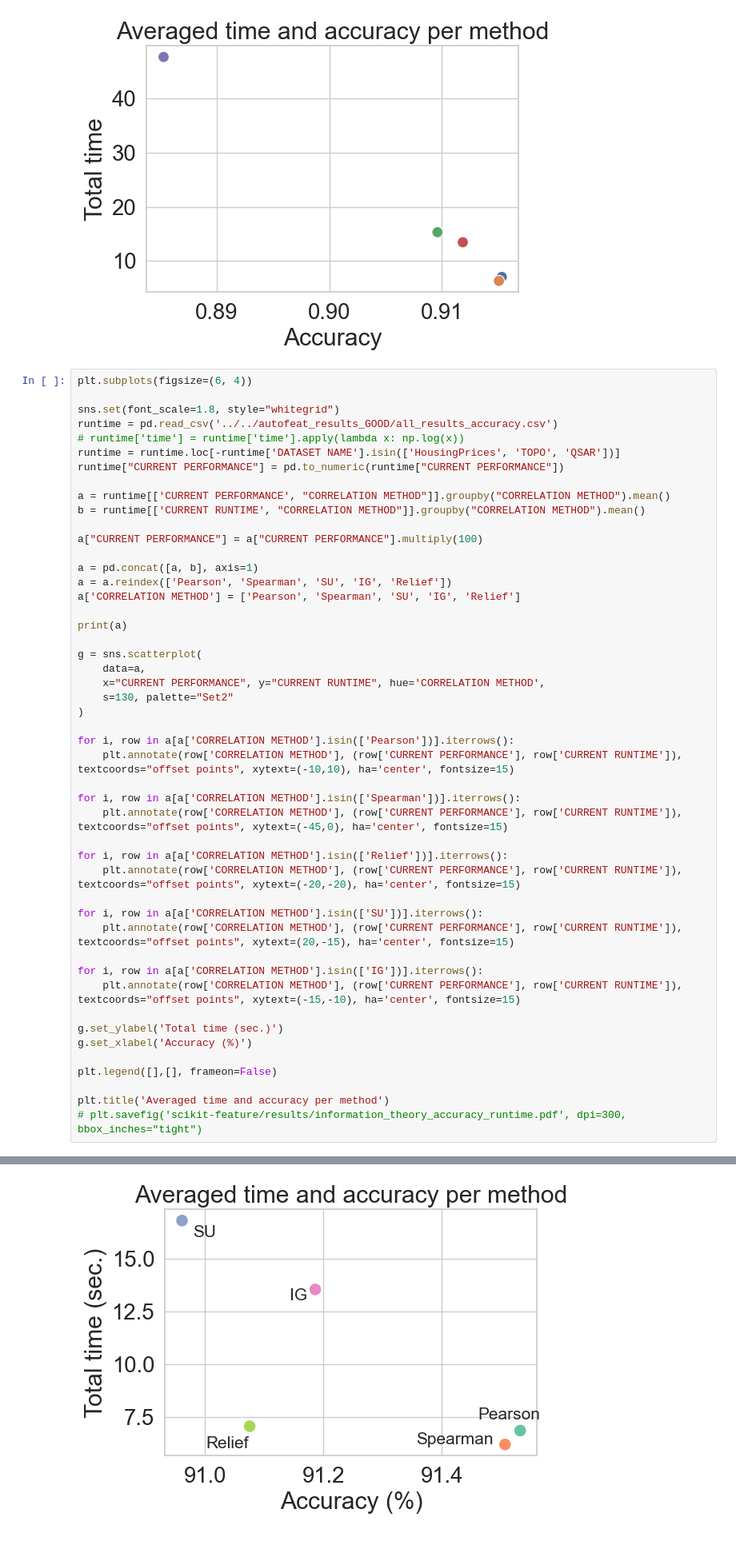
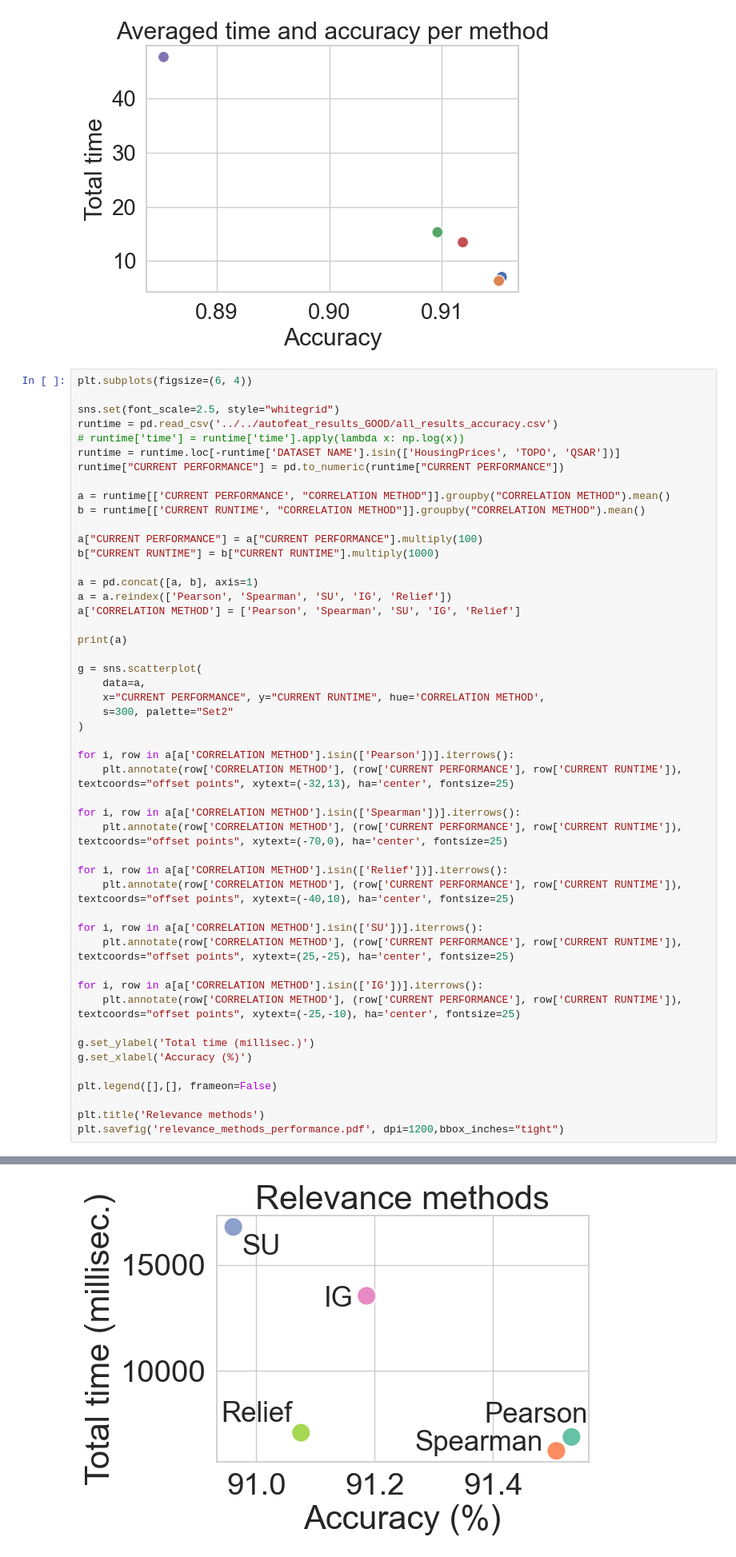
Before and after one commit to delftdata/bsc_research_project_q4_2023, a Jupyter notebook: correlation_based_feature_selection/src/autofeat_plots/visualisations.ipynb, the cells around one changed output, grey strips where cells are left out. Shown at 80% size. Saved outputs shown, nothing was run; the diff lists cells and outputs as text.

Commit message:
Latest plot updates

```diff
--- a/correlation_based_feature_selection/src/autofeat_plots/visualisations.ipynb
+++ b/correlation_based_feature_selection/src/autofeat_plots/visualisations.ipynb
@@ -155,7 +155,7 @@ Text(0.5, 1.0, 'Averaged time and accuracy per method')
 # %%
 plt.subplots(figsize=(6, 4))
 
-sns.set(font_scale=1.8, style="whitegrid")
+sns.set(font_scale=2.5, style="whitegrid")
 runtime = pd.read_csv('../../autofeat_results_GOOD/all_results_accuracy.csv')
 # runtime['time'] = runtime['time'].apply(lambda x: np.log(x))
 runtime = runtime.loc[-runtime['DATASET NAME'].isin(['HousingPrices', 'TOPO', 'QSAR'])]
@@ -165,6 +165,7 @@ a = runtime[['CURRENT PERFORMANCE', "CORRELATION METHOD"]].groupby("CORRELATION
 b = runtime[['CURRENT RUNTIME', "CORRELATION METHOD"]].groupby("CORRELATION METHOD").mean()
 
 a["CURRENT PERFORMANCE"] = a["CURRENT PERFORMANCE"].multiply(100)
+b["CURRENT RUNTIME"] = b["CURRENT RUNTIME"].multiply(1000)
 
 a = pd.concat([a, b], axis=1)
 a = a.reindex(['Pearson', 'Spearman', 'SU', 'IG', 'Relief'])
@@ -175,31 +176,31 @@ print(a)
 g = sns.scatterplot(
     data=a,
     x="CURRENT PERFORMANCE", y="CURRENT RUNTIME", hue='CORRELATION METHOD',
-    s=130, palette="Set2"
+    s=300, palette="Set2"
 )
 
 for i, row in a[a['CORRELATION METHOD'].isin(['Pearson'])].iterrows():
-    plt.annotate(row['CORRELATION METHOD'], (row['CURRENT PERFORMANCE'], row['CURRENT RUNTIME']), textcoords="offset points", xytext=(-10,10), ha='center', fontsize=15)
+    plt.annotate(row['CORRELATION METHOD'], (row['CURRENT PERFORMANCE'], row['CURRENT RUNTIME']), textcoords="offset points", xytext=(-32,13), ha='center', fontsize=25)
 
 for i, row in a[a['CORRELATION METHOD'].isin(['Spearman'])].iterrows():
-    plt.annotate(row['CORRELATION METHOD'], (row['CURRENT PERFORMANCE'], row['CURRENT RUNTIME']), textcoords="offset points", xytext=(-45,0), ha='center', fontsize=15)
+    plt.annotate(row['CORRELATION METHOD'], (row['CURRENT PERFORMANCE'], row['CURRENT RUNTIME']), textcoords="offset points", xytext=(-70,0), ha='center', fontsize=25)
 
 for i, row in a[a['CORRELATION METHOD'].isin(['Relief'])].iterrows():
-    plt.annotate(row['CORRELATION METHOD'], (row['CURRENT PERFORMANCE'], row['CURRENT RUNTIME']), textcoords="offset points", xytext=(-20,-20), ha='center', fontsize=15)
+    plt.annotate(row['CORRELATION METHOD'], (row['CURRENT PERFORMANCE'], row['CURRENT RUNTIME']), textcoords="offset points", xytext=(-40,10), ha='center', fontsize=25)
 
 for i, row in a[a['CORRELATION METHOD'].isin(['SU'])].iterrows():
-    plt.annotate(row['CORRELATION METHOD'], (row['CURRENT PERFORMANCE'], row['CURRENT RUNTIME']), textcoords="offset points", xytext=(20,-15), ha='center', fontsize=15)
+    plt.annotate(row['CORRELATION METHOD'], (row['CURRENT PERFORMANCE'], row['CURRENT RUNTIME']), textcoords="offset points", xytext=(25,-25), ha='center', fontsize=25)
 
 for i, row in a[a['CORRELATION METHOD'].isin(['IG'])].iterrows():
-    plt.annotate(row['CORRELATION METHOD'], (row['CURRENT PERFORMANCE'], row['CURRENT RUNTIME']), textcoords="offset points", xytext=(-15,-10), ha='center', fontsize=15)
+    plt.annotate(row['CORRELATION METHOD'], (row['CURRENT PERFORMANCE'], row['CURRENT RUNTIME']), textcoords="offset points", xytext=(-25,-10), ha='center', fontsize=25)
 
-g.set_ylabel('Total time (sec.)')
+g.set_ylabel('Total time (millisec.)')
 g.set_xlabel('Accuracy (%)')
 
 plt.legend([],[], frameon=False)
 
-plt.title('Averaged time and accuracy per method')
-# plt.savefig('scikit-feature/results/information_theory_accuracy_runtime.pdf', dpi=300, bbox_inches="tight")
+plt.title('Relevance methods')
+plt.savefig('relevance_methods_performance.pdf', dpi=1200,bbox_inches="tight")
 # %% [output]
                     CURRENT PERFORMANCE  CURRENT RUNTIME CORRELATION METHOD
 CORRELATION METHOD
@@ -212 +212 @@ Text(0.5, 1.0, 'Averaged time and accuracy per method')
-[figure, old version]
+[figure, new version]
```
Also changed, not shown: parts of 2 cells of this notebook, 3 other files.
